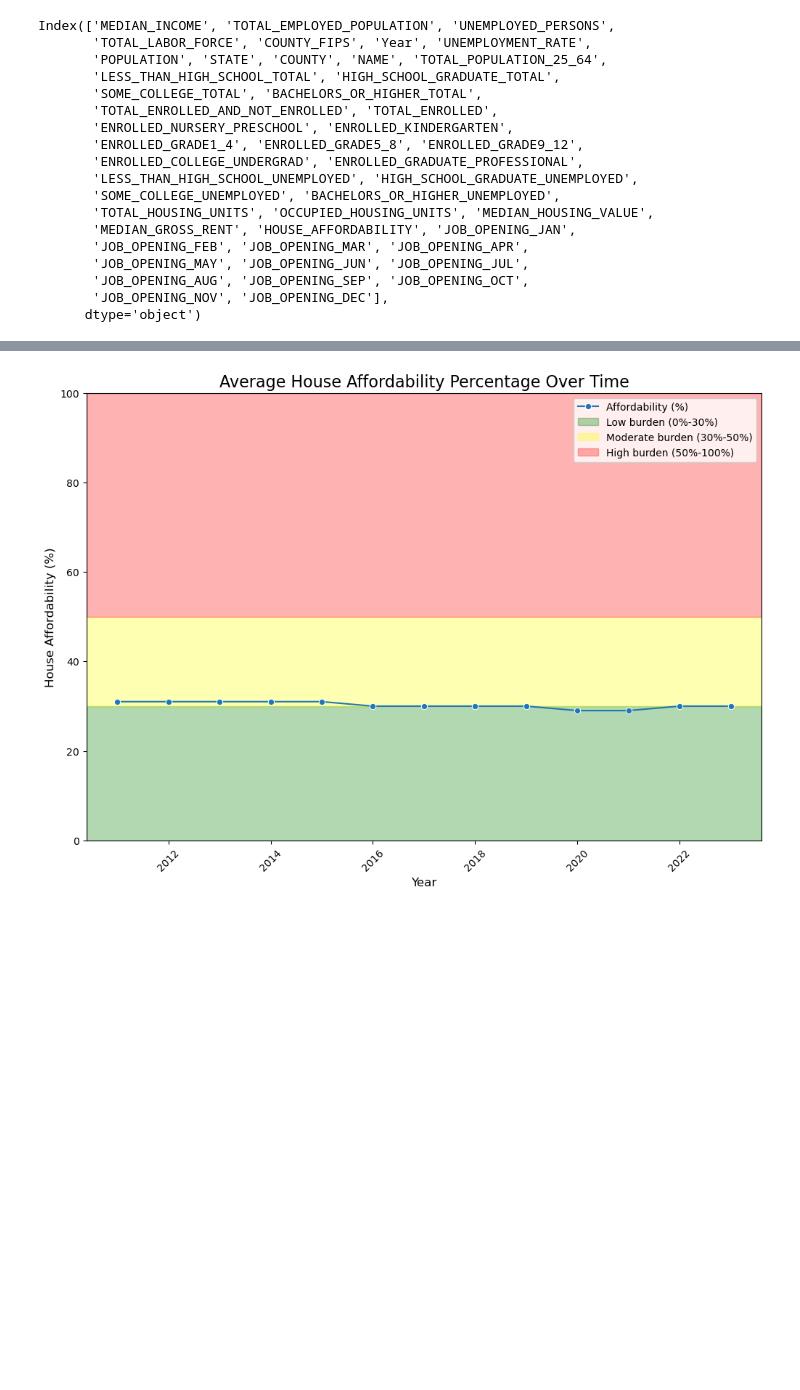
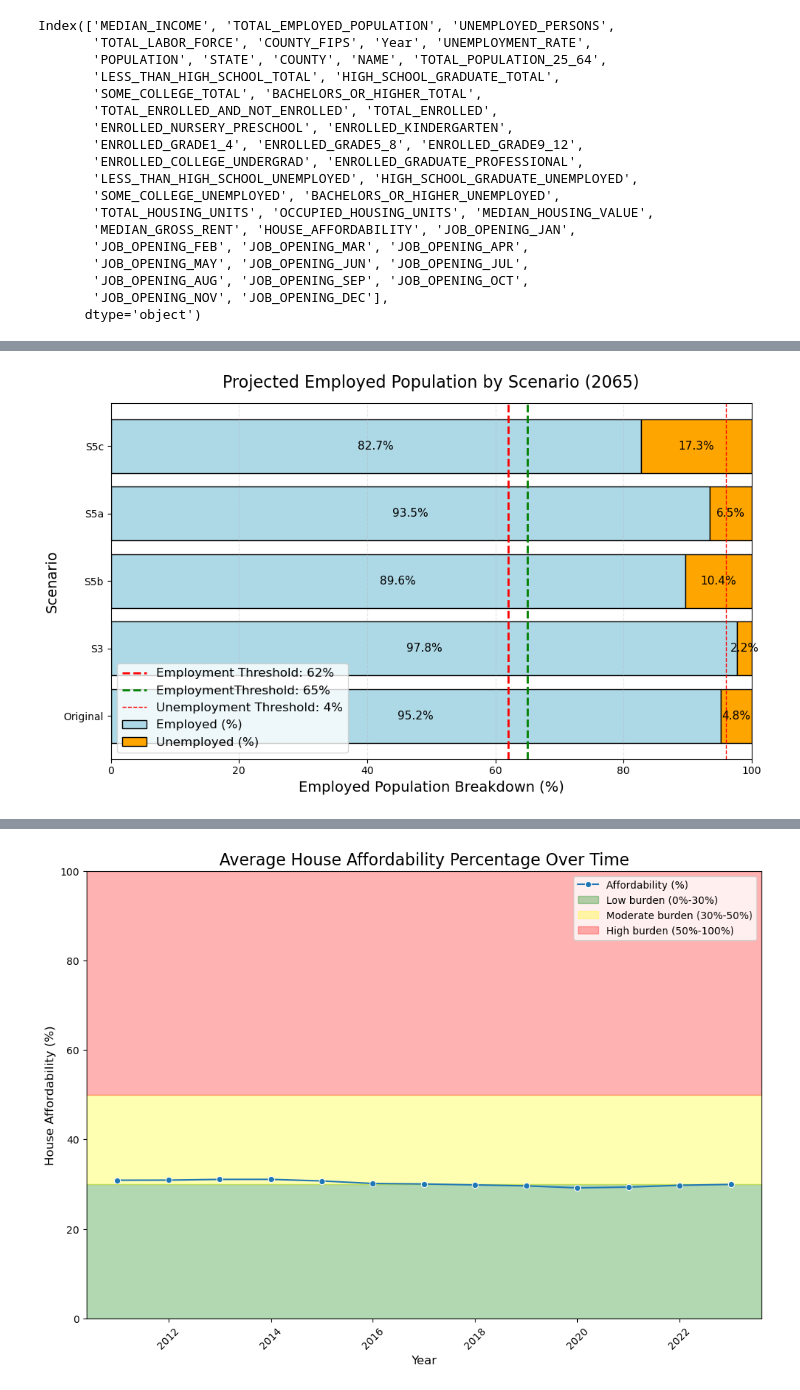
Before and after one commit to amariwyking/climate-migration-dashboard, a Jupyter notebook: preprocessing/analysis/project.ipynb, the cells around one changed output, grey strips where cells are left out. Cells and saved outputs as stored; diff of their text form; code cells hidden in the pictures; blank space fills up the shorter version.

```diff
--- a/preprocessing/analysis/project.ipynb
+++ b/preprocessing/analysis/project.ipynb
@@ -90,0 +164,8 @@ else:
+# %%
+pop_projcet_combined["S3_Percentage_Change"] = ((pop_projcet_combined["POPULATION_2065_S3"] - pop_projcet_combined["Pop_2023"]) / pop_projcet_combined["Pop_2023"]) * 100
+pop_projcet_combined["S5b_Percentage_Change"] = ((pop_projcet_combined["POPULATION_2065_S5b"] - pop_projcet_combined["Pop_2023"]) / pop_projcet_combined["Pop_2023"]) * 100
+pop_projcet_combined["S5a_Percentage_Change"] = ((pop_projcet_combined["POPULATION_2065_S5a"] - pop_projcet_combined["Pop_2023"]) / pop_projcet_combined["Pop_2023"]) * 100
+pop_projcet_combined["S5c_Percentage_Change"] = ((pop_projcet_combined["POPULATION_2065_S5c"] - pop_projcet_combined["Pop_2023"]) / pop_projcet_combined["Pop_2023"]) * 100
+
+# Display results
+pop_projcet_combined[["COUNTY_FIPS", "S3_Percentage_Change", "S5b_Percentage_Change", "S5a_Percentage_Change", "S5c_Percentage_Change"]]
@@ -90,0 +324,42 @@ else:
+# %%
+
+# Define colors
+employed_color = '#ADD8E6'    # Light Blue
+unemployed_color = '#FFA500'  # Orange
+black_rgb = '#000000'
+
+# Extract data
+regions = erie_2065_combined["Scenario"].tolist()
+employed = erie_2065_combined["TOTAL_EMPLOYED_PERCENTAGE"]
+unemployed = erie_2065_combined["UNEMPLOYMENT_RATE"]
+
+# Plot
+fig, ax = plt.subplots(figsize=(10, 6), facecolor='white')
+
+# Horizontal stacked bars
+bars1 = ax.barh(regions, employed, color=employed_color, edgecolor=black_rgb, label='Employed (%)')
+bars2 = ax.barh(regions, unemployed, left=employed, color=unemployed_color, edgecolor=black_rgb, label='Unemployed (%)')
+
+# Add values to bars
+for i in range(len(regions)):
+    ax.text(employed[i] / 2, i, f'{employed[i]:.1f}%', va='center', ha='center', color='black', fontsize=11)
+    ax.text(employed[i] + unemployed[i] / 2, i, f'{unemployed[i]:.1f}%', va='center', ha='center', color='black', fontsize=11)
+
+# Add threshold lines
+ax.axvline(62, color='red', linestyle='--', linewidth=2, label='Employment Threshold: 62%')
+ax.axvline(65, color='green', linestyle='--', linewidth=2, label='EmploymentThreshold: 65%')
+ax.axvline(96, color='red', linestyle='--', linewidth=1, label='Unemployment Threshold: 4%')
+
+# Aesthetics
+ax.set_xlabel('Employed Population Breakdown (%)', fontsize=14, color=black_rgb)
+ax.set_ylabel('Scenario', fontsize=14, color=black_rgb)
+ax.set_title('Projected Employed Population by Scenario (2065)', fontsize=16, color=black_rgb, pad=15)
+ax.set_xlim(0, 100)
+ax.tick_params(axis='both', colors=black_rgb)
+ax.grid(axis='x', linestyle='--', alpha=0.3)
+ax.legend(loc='lower left', fontsize=12)
+
+plt.tight_layout()
+plt.show()
+# %% [output]
+[figure, added]
```
Also changed, not shown: parts of 20 cells of this notebook, 3 other files.
